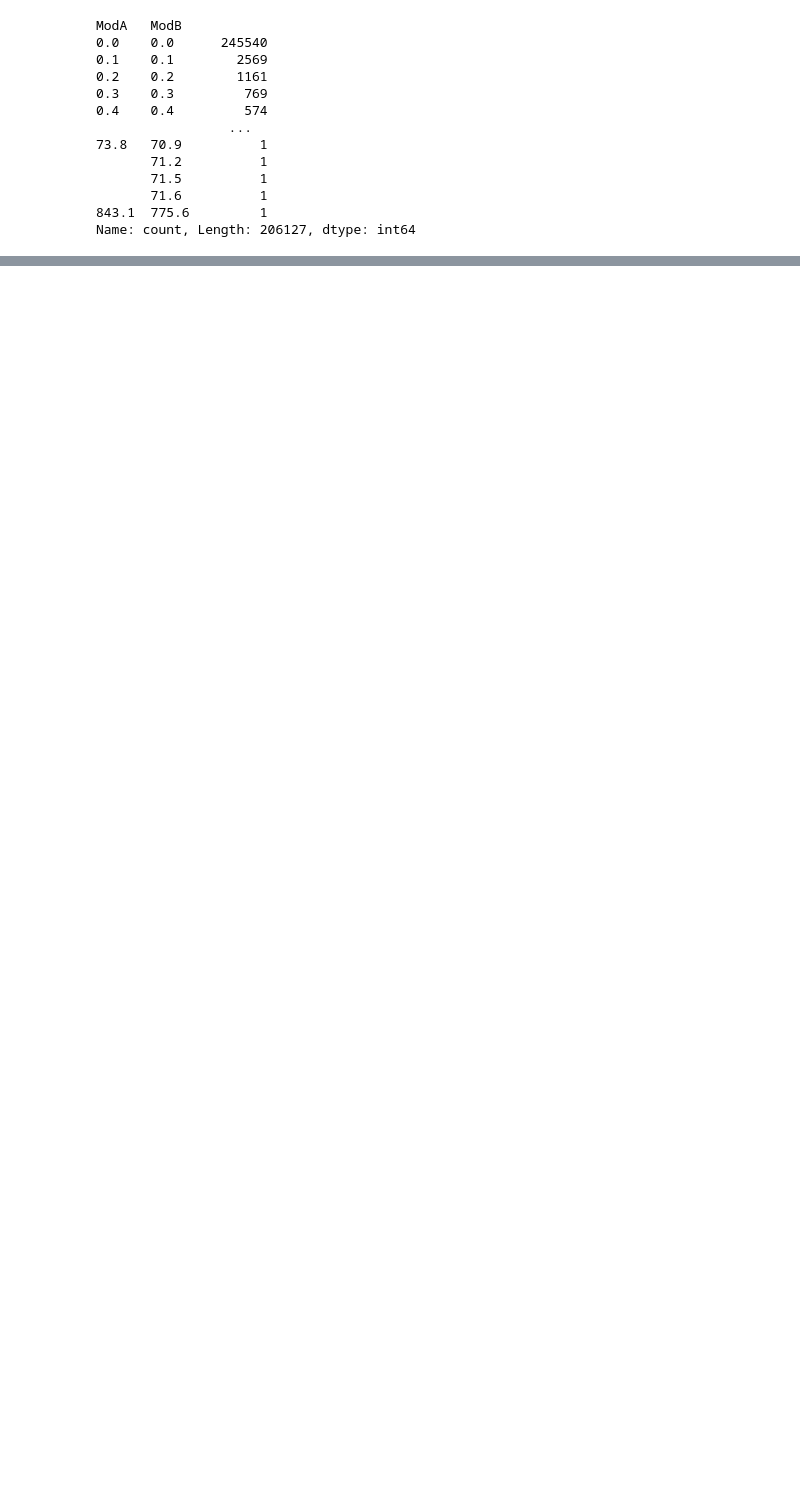
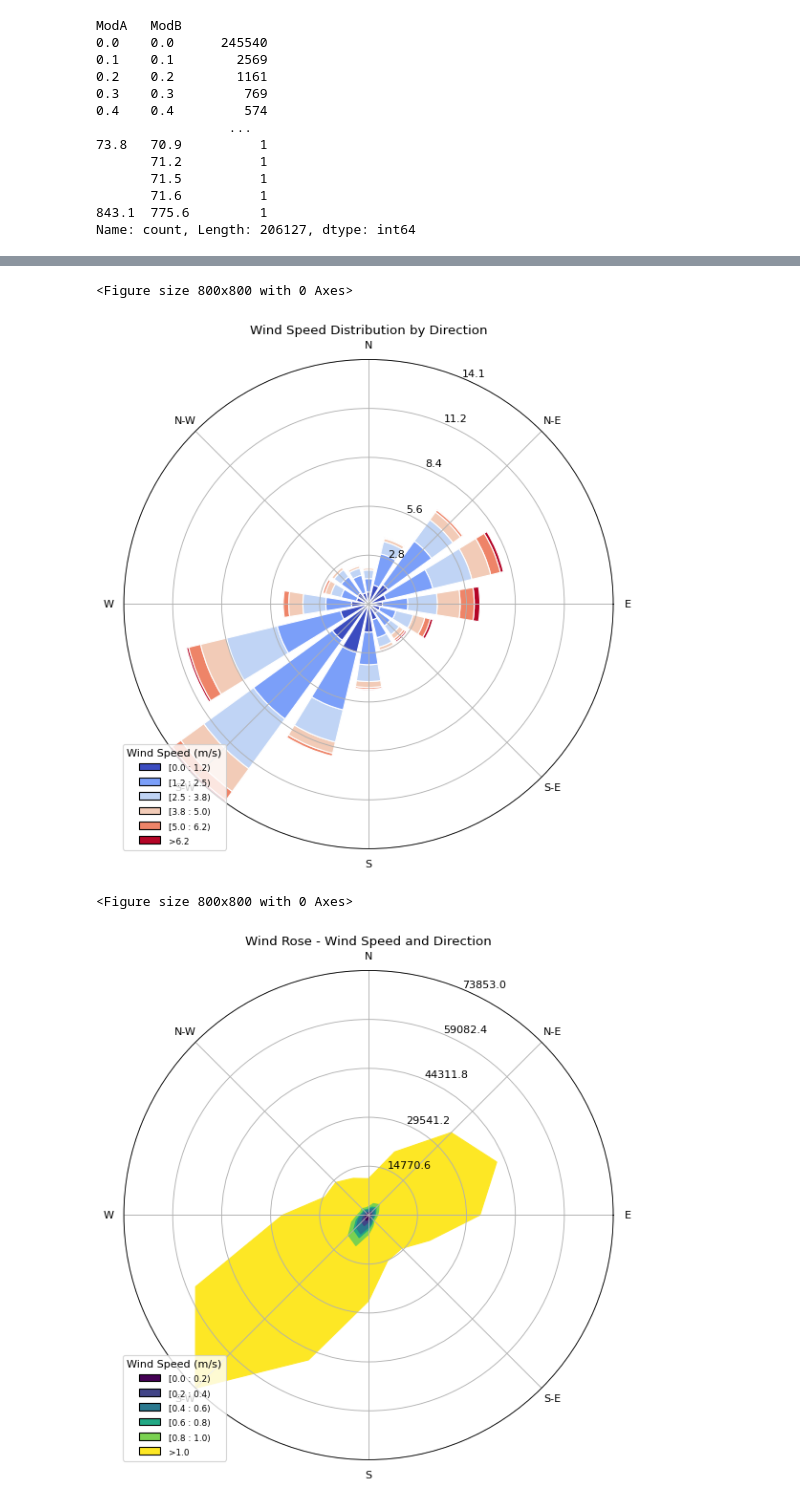
Before and after one commit to Tesfahun03/Week0-EDA-Stats, a Jupyter notebook: notebooks/WEEK-0-EDA.ipynb, the cells around one changed output, grey strips where cells are left out. Cells and saved outputs as stored; diff of their text form; code cells hidden in the pictures; blank space fills up the shorter version.

```diff
--- a/notebooks/WEEK-0-EDA.ipynb
+++ b/notebooks/WEEK-0-EDA.ipynb
@@ -231,0 +323,27 @@ Name: count, Length: 206127, dtype: int64
+# %%
+from windrose import WindroseAxes
+from matplotlib import cm
+
+# Replace 0 WD with NaN for plotting
+data['WD'] = data['WD'].replace(0, np.nan)
+
+# Radial Bar Plot: Wind Speed Distribution by Direction
+plt.figure(figsize=(8, 8))
+ax = WindroseAxes.from_ax()
+ax.bar(data['WD'], data['WS'], normed=True, opening=0.8, edgecolor='white', cmap=cm.coolwarm)  # Correct cmap object
+ax.set_legend(title="Wind Speed (m/s)")
+plt.title("Wind Speed Distribution by Direction")
+plt.show()
+
+# Wind Rose: Frequency and Intensity of Wind
+plt.figure(figsize=(8, 8))
+ax = WindroseAxes.from_ax()
+ax.contourf(data['WD'], data['WS'], bins=np.arange(0, 1.1, 0.2), cmap=cm.viridis)  # Correct cmap object
+ax.set_legend(title="Wind Speed (m/s)")
+plt.title("Wind Rose - Wind Speed and Direction")
+plt.show()
+# %% [output]
+<Figure size 800x800 with 0 Axes>
+[figure, added]
+<Figure size 800x800 with 0 Axes>
+[figure, added]
```
Also changed, not shown: parts of 6 cells of this notebook.
